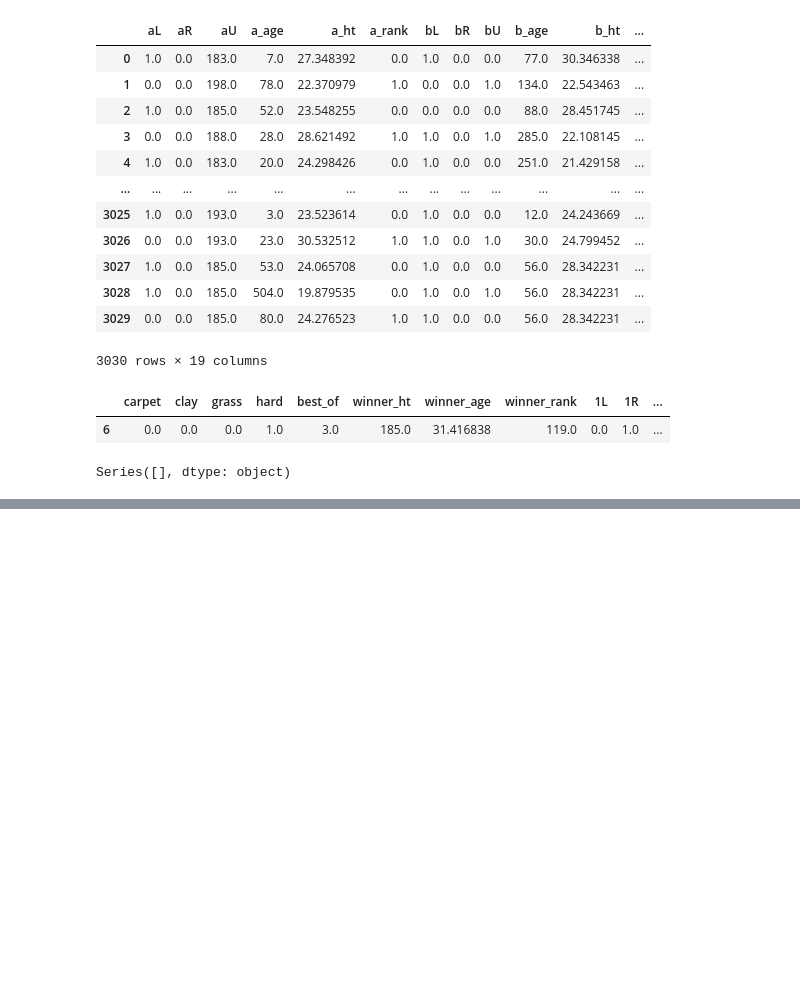
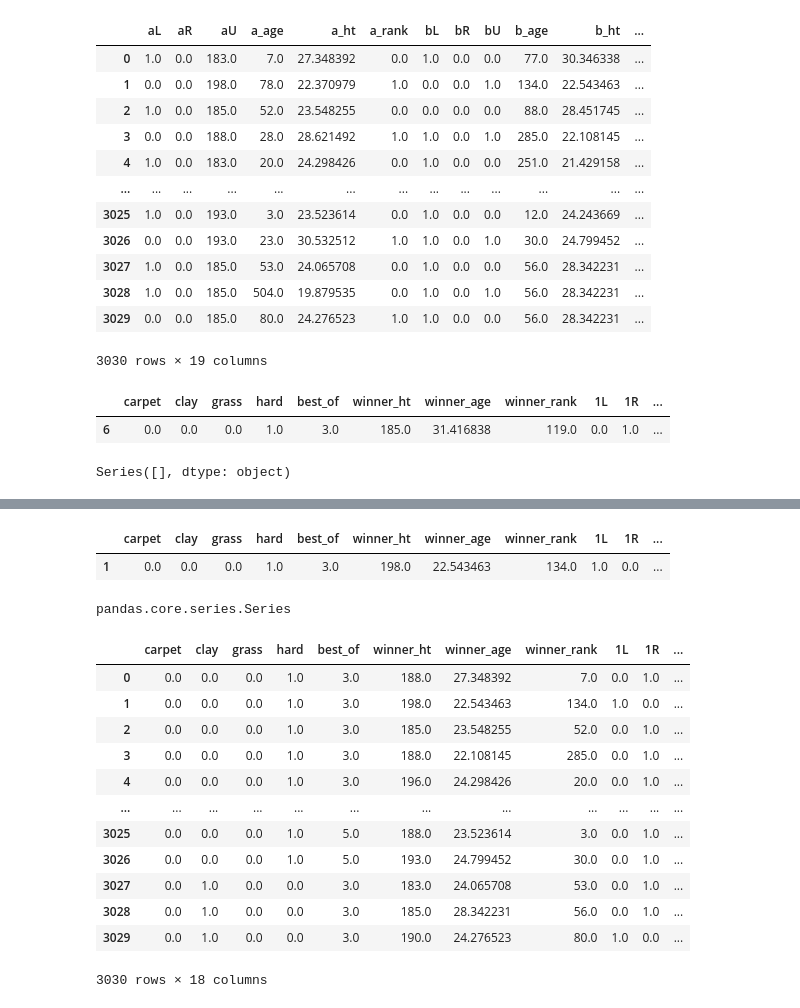
Before and after one commit to bestmatthew/tennis_atp, a Jupyter notebook: TennisEDAv2.ipynb, the cells around one changed output, grey strips where cells are left out. Saved outputs shown, nothing was run; the diff lists cells and outputs as text; code cells hidden in the pictures; blank space fills up the shorter version.

```diff
--- a/TennisEDAv2.ipynb
+++ b/TennisEDAv2.ipynb
@@ -547,0 +653,5 @@ Series([], dtype: object)
+# %%
+noresults[0][1]
+# %% [output]
+|  | carpet | clay | grass | hard | best_of | winner_ht | winner_age | winner_rank | 1L | 1R | ... |
+| 1 | 0.0 | 0.0 | 0.0 | 1.0 | 3.0 | 198.0 | 22.543463 | 134.0 | 1.0 | 0.0 | ... |
@@ -547,0 +660,28 @@ Series([], dtype: object)
+# %%
+try3 = try2.copy()
+# %%
+type(try3)
+# %% [output]
+pandas.core.series.Series
+# %%
+def delresult(srs):
+    srs = srs.iloc[-1]
+    return srs
+# %%
+please = try3.apply(lambda x: delresult(x))
+# %%
+please
+# %% [output]
+|  | carpet | clay | grass | hard | best_of | winner_ht | winner_age | winner_rank | 1L | 1R | ... |
+| 0 | 0.0 | 0.0 | 0.0 | 1.0 | 3.0 | 188.0 | 27.348392 | 7.0 | 0.0 | 1.0 | ... |
+| 1 | 0.0 | 0.0 | 0.0 | 1.0 | 3.0 | 198.0 | 22.543463 | 134.0 | 1.0 | 0.0 | ... |
+| 2 | 0.0 | 0.0 | 0.0 | 1.0 | 3.0 | 185.0 | 23.548255 | 52.0 | 0.0 | 1.0 | ... |
+| 3 | 0.0 | 0.0 | 0.0 | 1.0 | 3.0 | 188.0 | 22.108145 | 285.0 | 0.0 | 1.0 | ... |
+| 4 | 0.0 | 0.0 | 0.0 | 1.0 | 3.0 | 196.0 | 24.298426 | 20.0 | 0.0 | 1.0 | ... |
+| ... | ... | ... | ... | ... | ... | ... | ... | ... | ... | ... | ... |
+| 3025 | 0.0 | 0.0 | 0.0 | 1.0 | 5.0 | 188.0 | 23.523614 | 3.0 | 0.0 | 1.0 | ... |
+| 3026 | 0.0 | 0.0 | 0.0 | 1.0 | 5.0 | 193.0 | 24.799452 | 30.0 | 0.0 | 1.0 | ... |
+| 3027 | 0.0 | 1.0 | 0.0 | 0.0 | 3.0 | 183.0 | 24.065708 | 53.0 | 0.0 | 1.0 | ... |
+| 3028 | 0.0 | 1.0 | 0.0 | 0.0 | 3.0 | 185.0 | 28.342231 | 56.0 | 0.0 | 1.0 | ... |
+| 3029 | 0.0 | 1.0 | 0.0 | 0.0 | 3.0 | 190.0 | 24.276523 | 80.0 | 1.0 | 0.0 | ... |
+3030 rows × 18 columns
```
Also changed, not shown: parts of 69 cells of this notebook.
